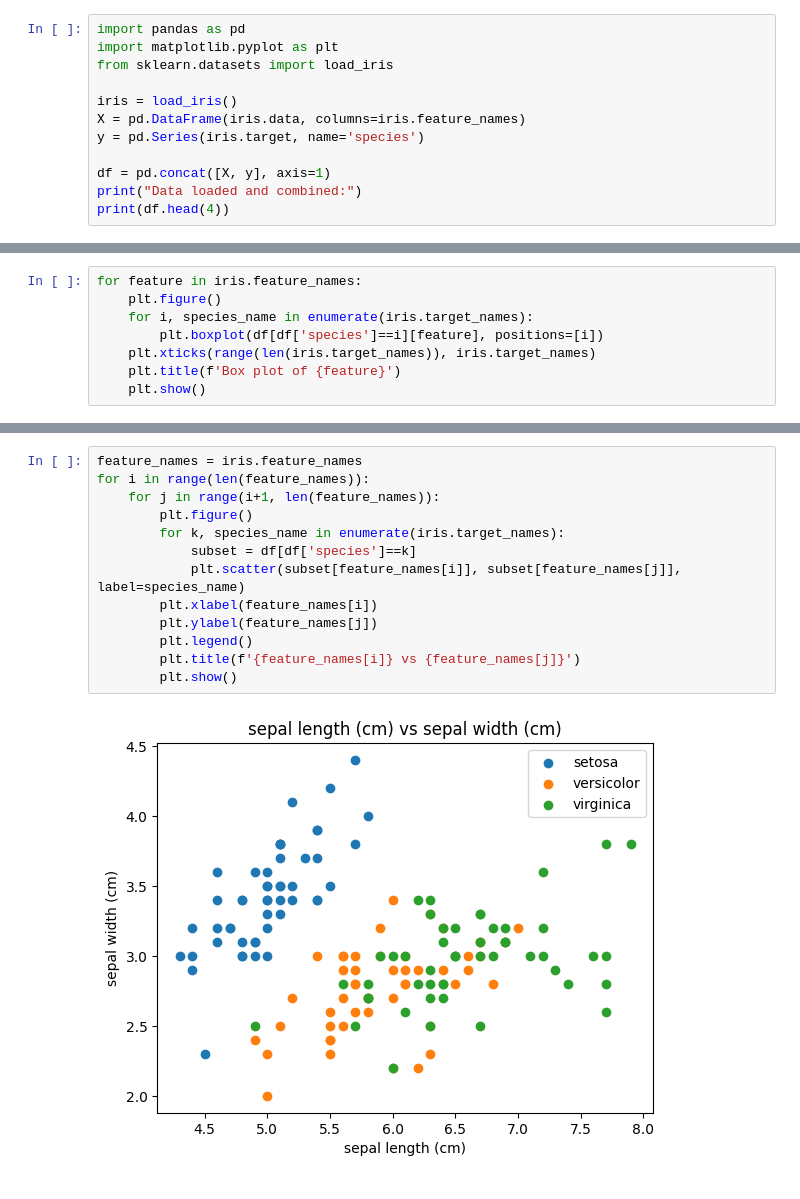
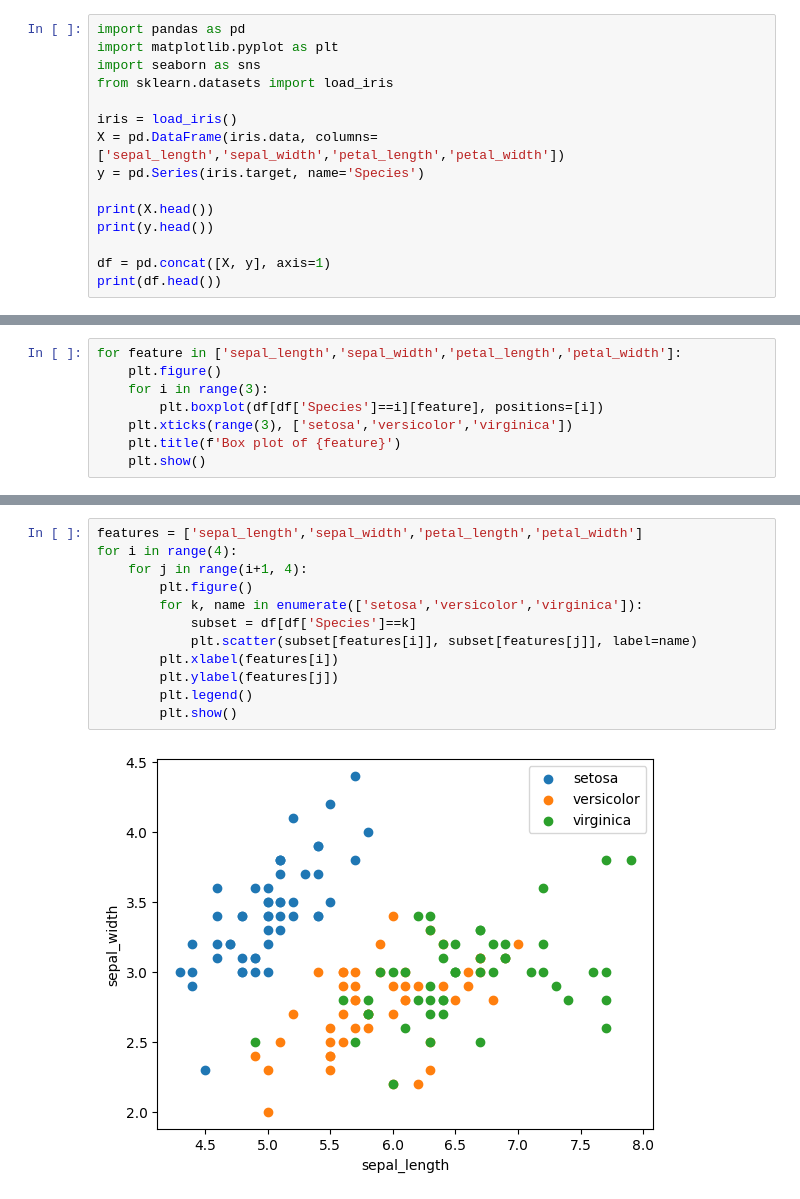
Before and after one commit to Remonah-3/Github_Assignment, a Jupyter notebook: Assignment_Iris_data.ipynb, the cells around one changed output, grey strips where cells are left out. Cells and saved outputs as stored; diff of their text form.

```diff
--- a/Assignment_Iris_data.ipynb
+++ b/Assignment_Iris_data.ipynb
@@ -3,13 +3,16 @@
 # %%
 import pandas as pd
 import matplotlib.pyplot as plt
+import seaborn as sns
 from sklearn.datasets import load_iris
 
 iris = load_iris()
-X = pd.DataFrame(iris.data, columns=iris.feature_names)
-y = pd.Series(iris.target, name='species')
+X = pd.DataFrame(iris.data, columns=['sepal_length','sepal_width','petal_length','petal_width'])
+y = pd.Series(iris.target, name='Species')
+
+print(X.head())
+print(y.head())
 
 df = pd.concat([X, y], axis=1)
-print("Data loaded and combined:")
-print(df.head(4))
+print(df.head())
 # %% [output]
@@ -90,9 +97,9 @@ plt.show()
 # %%
-for feature in iris.feature_names:
+for feature in ['sepal_length','sepal_width','petal_length','petal_width']:
     plt.figure()
-    for i, species_name in enumerate(iris.target_names):
-        plt.boxplot(df[df['species']==i][feature], positions=[i])
-    plt.xticks(range(len(iris.target_names)), iris.target_names)
+    for i in range(3):
+        plt.boxplot(df[df['Species']==i][feature], positions=[i])
+    plt.xticks(range(3), ['setosa','versicolor','virginica'])
     plt.title(f'Box plot of {feature}')
     plt.show()
 # %% [output]
@@ -103,15 +131,14 @@ for feature in iris.feature_names:
 # %%
-feature_names = iris.feature_names
-for i in range(len(feature_names)):
-    for j in range(i+1, len(feature_names)):
+features = ['sepal_length','sepal_width','petal_length','petal_width']
+for i in range(4):
+    for j in range(i+1, 4):
         plt.figure()
-        for k, species_name in enumerate(iris.target_names):
-            subset = df[df['species']==k]
-            plt.scatter(subset[feature_names[i]], subset[feature_names[j]], label=species_name)
-        plt.xlabel(feature_names[i])
-        plt.ylabel(feature_names[j])
+        for k, name in enumerate(['setosa','versicolor','virginica']):
+            subset = df[df['Species']==k]
+            plt.scatter(subset[features[i]], subset[features[j]], label=name)
+        plt.xlabel(features[i])
+        plt.ylabel(features[j])
         plt.legend()
-        plt.title(f'{feature_names[i]} vs {feature_names[j]}')
         plt.show()
 # %% [output]
-[figure, old version]
+[figure, new version]
```
Also changed, not shown: parts of 12 cells of this notebook.
